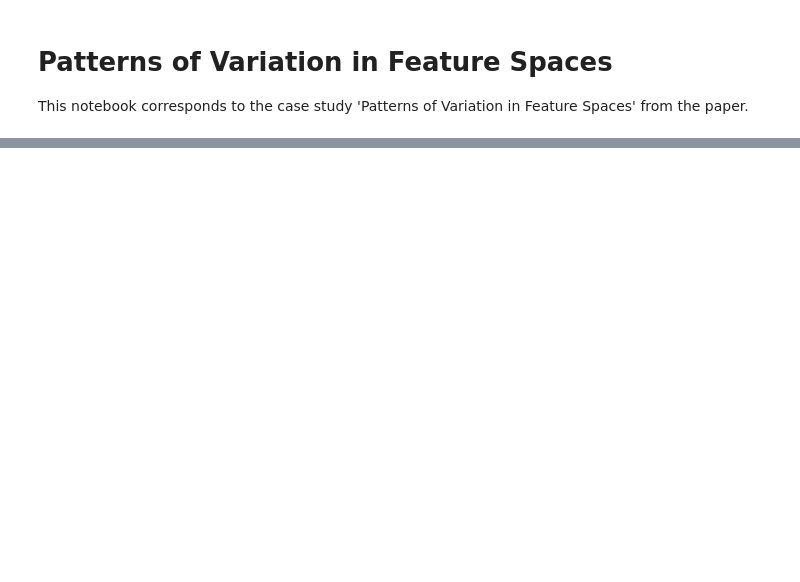
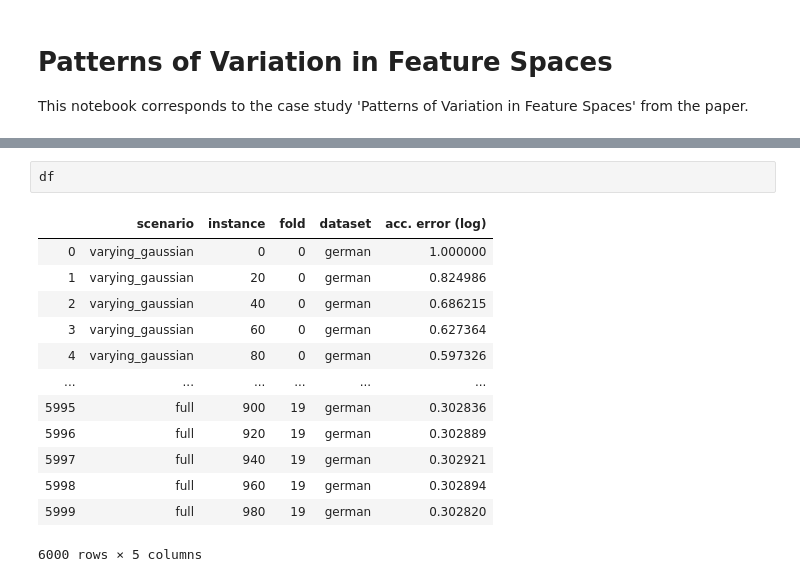
Before and after one commit to CopperWasp/PredictiveCoding, a Jupyter notebook: OnlinePredictiveCoding/patterns_of_variation_in_feature_spaces.ipynb, the cells around one changed output, grey strips where cells are left out. Saved outputs shown, nothing was run; the diff lists cells and outputs as text; blank space fills up the shorter version.

```diff
--- a/OnlinePredictiveCoding/patterns_of_variation_in_feature_spaces.ipynb
+++ b/OnlinePredictiveCoding/patterns_of_variation_in_feature_spaces.ipynb
@@ -140,0 +168,16 @@ plt.grid()
+# %%
+df
+# %% [output]
+|  | scenario | instance | fold | dataset | acc. error (log) |
+| 0 | varying_gaussian | 0 | 0 | german | 1.000000 |
+| 1 | varying_gaussian | 20 | 0 | german | 0.824986 |
+| 2 | varying_gaussian | 40 | 0 | german | 0.686215 |
+| 3 | varying_gaussian | 60 | 0 | german | 0.627364 |
+| 4 | varying_gaussian | 80 | 0 | german | 0.597326 |
+| ... | ... | ... | ... | ... | ... |
+| 5995 | full | 900 | 19 | german | 0.302836 |
+| 5996 | full | 920 | 19 | german | 0.302889 |
+| 5997 | full | 940 | 19 | german | 0.302921 |
+| 5998 | full | 960 | 19 | german | 0.302894 |
+| 5999 | full | 980 | 19 | german | 0.302820 |
+6000 rows × 5 columns
```
Also changed, not shown: parts of 7 cells of this notebook.
